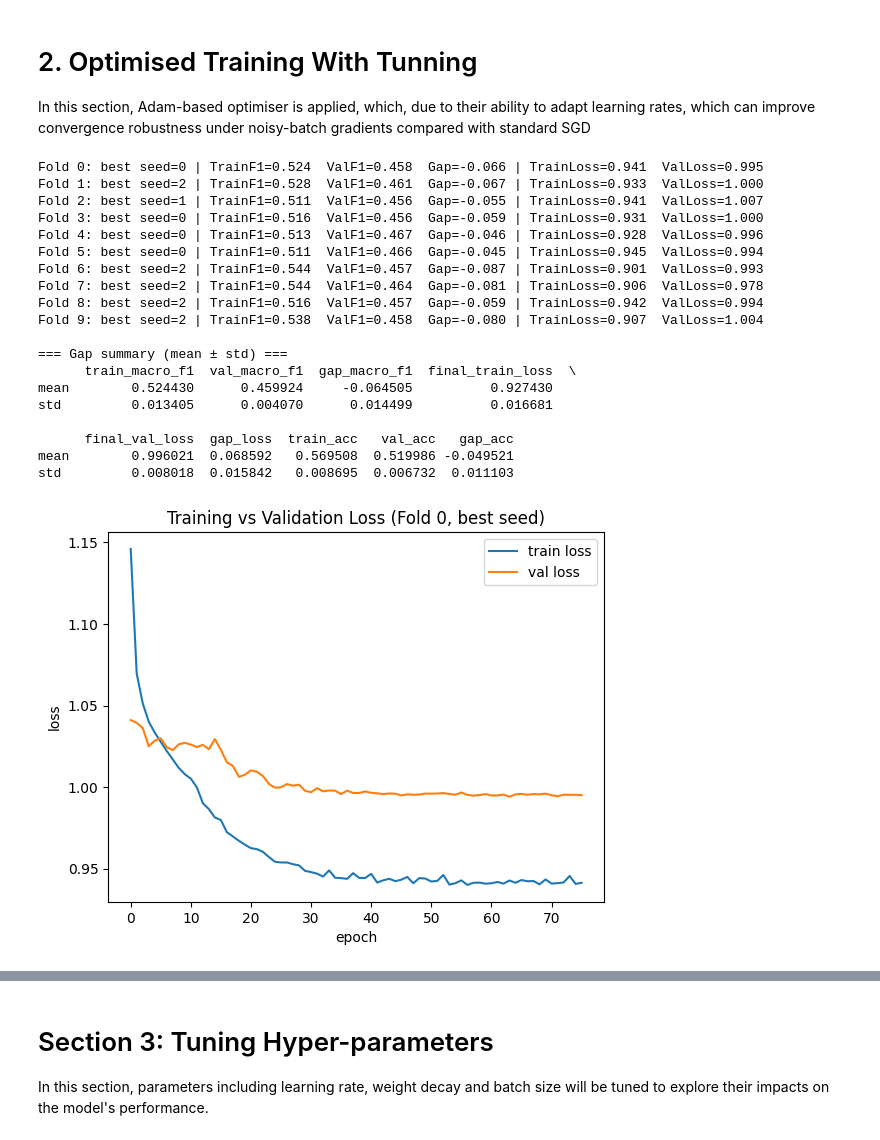
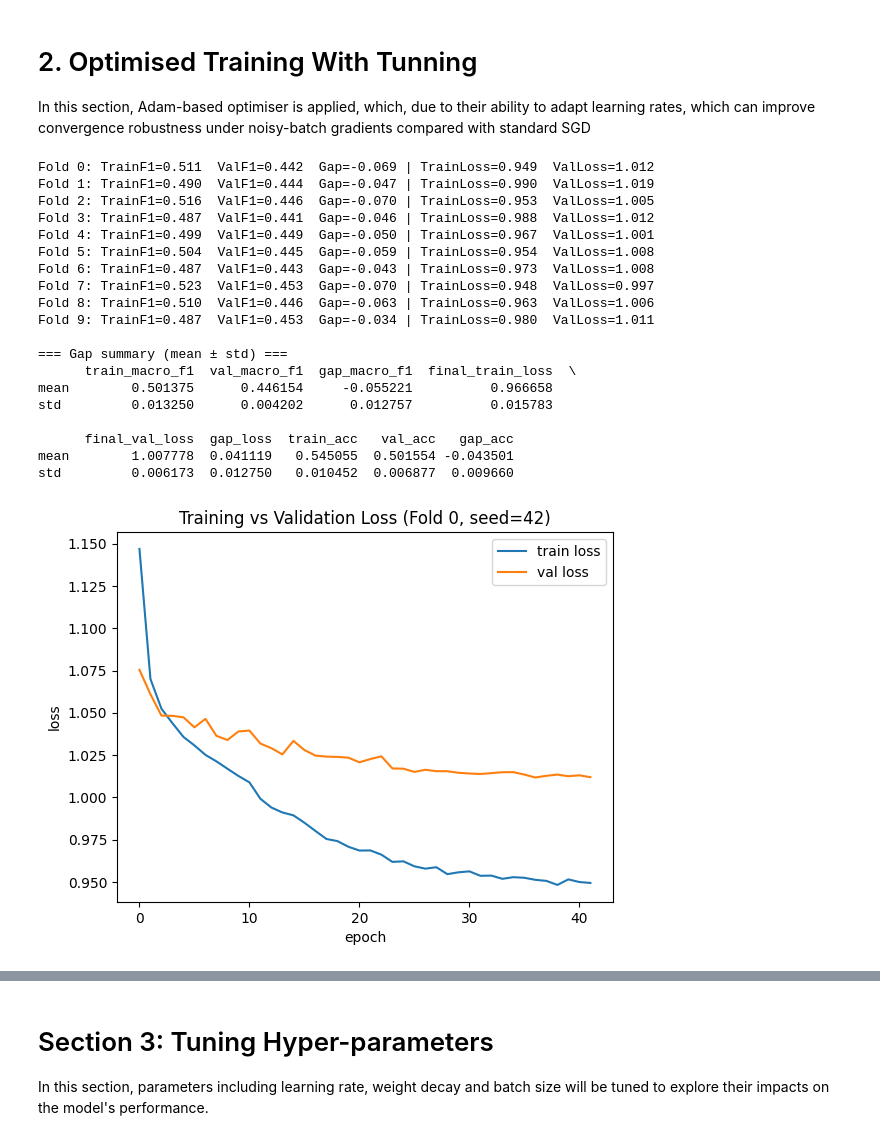
Before and after one commit to levon-d/BENG0095_Coursework, a Jupyter notebook: notebooks/NNs_model_libraries.ipynb, the cells around one changed output, grey strips where cells are left out. Saved outputs shown, nothing was run; the diff lists cells and outputs as text; code cells hidden in the pictures.

```diff
--- a/notebooks/NNs_model_libraries.ipynb
+++ b/notebooks/NNs_model_libraries.ipynb
@@ -527,14 +451,14 @@ def init_params (layer_sizes, seed=0,he_for_relu=True):
 ### Mini-Batch Generator (SGD)
 # %%
 # generator for mini-batches Stochastic Gradient Descent (SGD), optionally shuffles the data at each epoch.
-def iterate_minibatches (X, Y, batch_size=256, shuffle = True, seed=0):
+def iterate_minibatches (X, Y, batch_size=256, shuffle = True, seed=0, epoch=0):
     # X: input data, shape (num_samples, n_features)
     # Y: true labels in one-hot encoding, shape (num_samples, num_classes)
     num_samples = X.shape[0]
     indices = np.arange(num_samples) # shuffle indices instead of data to avoid modifying the original data.
     # randomly permute the order of samples to ensure each epoch sees data in different order.
     if shuffle:
-        rng = np.random.default_rng(seed)
+        rng = np.random.default_rng(seed + epoch)
         rng.shuffle(indices)
     # mini-batch loop
     for start_idx in range(0, num_samples, batch_size):
@@ -1060,8 +1039,8 @@ print_per_class_summary(per_class_summary_tuned, title="Per-class mean ± std ov
 ### Architecture-Level Tuning
 # %%
 # define the architecture configurations to be tested
-d_in = X_norm.shape[1]
-n_classes = y_onehot.shape[1]  # or Y_onehot.shape[1]
+d_in = X.shape[1]  # Use raw X
+n_classes = y_onehot.shape[1]
 
 ARCH_CONFIGS = [
     # Baseline (your current)
@@ -1247,6 +1311,14 @@ print_per_class_summary(per_class_summary, title=f"Per-class mean ± std over fo
 # 2. Optimised Training With Tunning
 
 In this section, Adam-based optimiser is applied, which, due to their ability to adapt learning rates, which can improve convergence robustness under noisy-batch gradients compared with standard SGD
+# %%
+def compute_class_weights_from_onehot(Y_onehot):
+    """Compute class weights from one-hot encoded labels"""
+    y = np.argmax(Y_onehot, axis=1)
+    C = Y_onehot.shape[1]
+    counts = np.bincount(y, minlength=C).astype(np.float32)
+    w = counts.sum() / (C * counts + 1e-15)
+    return w.astype(np.float32)
 # %%
 import numpy as np
 import pandas as pd
@@ -1454,36 +1525,56 @@ def run_kfold_cv_keras(X_norm, y_onehot, folds, config, seeds=(0,1,2), verbose=0
 # %%
-df_gap, histories = run_kfold_cv_keras(X_norm, y_onehot, folds, config, seeds=(0,1,2), verbose=0)
+config = {
+    "hidden_units": (128, 64),
+    "activation": "relu",      # or "leaky_relu"
+    "dropout": 0.2,
+    "batchnorm": True,
+    "l2": 1e-4,
+
+    "optimizer": "adamw",
+    "lr": 1e-3,
+    "weight_decay": 1e-4,
+
+    "batch_size": 256,
+    "max_epochs": 150,
+    "patience": 12,
+    "init": "he_normal"
+}
+
+# NOW run the cross-validation
+df_gap, fold_models, fold_histories, fold_normalizations = run_kfold_cv_keras(
+    X, y_onehot, folds, config, verbose=0
+)
 # %% [output]
-Fold 0: best seed=0 | TrainF1=0.524  ValF1=0.458  Gap=-0.066 | TrainLoss=0.941  ValLoss=0.995
-Fold 1: best seed=2 | TrainF1=0.528  ValF1=0.461  Gap=-0.067 | TrainLoss=0.933  ValLoss=1.000
-Fold 2: best seed=1 | TrainF1=0.511  ValF1=0.456  Gap=-0.055 | TrainLoss=0.941  ValLoss=1.007
-Fold 3: best seed=0 | TrainF1=0.516  ValF1=0.456  Gap=-0.059 | TrainLoss=0.931  ValLoss=1.000
-Fold 4: best seed=0 | TrainF1=0.513  ValF1=0.467  Gap=-0.046 | TrainLoss=0.928  ValLoss=0.996
-Fold 5: best seed=0 | TrainF1=0.511  ValF1=0.466  Gap=-0.045 | TrainLoss=0.945  ValLoss=0.994
-Fold 6: best seed=2 | TrainF1=0.544  ValF1=0.457  Gap=-0.087 | TrainLoss=0.901  ValLoss=0.993
-Fold 7: best seed=2 | TrainF1=0.544  ValF1=0.464  Gap=-0.081 | TrainLoss=0.906  ValLoss=0.978
-Fold 8: best seed=2 | TrainF1=0.516  ValF1=0.457  Gap=-0.059 | TrainLoss=0.942  ValLoss=0.994
-Fold 9: best seed=2 | TrainF1=0.538  ValF1=0.458  Gap=-0.080 | TrainLoss=0.907  ValLoss=1.004
+Fold 0: TrainF1=0.511  ValF1=0.442  Gap=-0.069 | TrainLoss=0.949  ValLoss=1.012
+Fold 1: TrainF1=0.490  ValF1=0.444  Gap=-0.047 | TrainLoss=0.990  ValLoss=1.019
+Fold 2: TrainF1=0.516  ValF1=0.446  Gap=-0.070 | TrainLoss=0.953  ValLoss=1.005
+Fold 3: TrainF1=0.487  ValF1=0.441  Gap=-0.046 | TrainLoss=0.988  ValLoss=1.012
+Fold 4: TrainF1=0.499  ValF1=0.449  Gap=-0.050 | TrainLoss=0.967  ValLoss=1.001
+Fold 5: TrainF1=0.504  ValF1=0.445  Gap=-0.059 | TrainLoss=0.954  ValLoss=1.008
+Fold 6: TrainF1=0.487  ValF1=0.443  Gap=-0.043 | TrainLoss=0.973  ValLoss=1.008
+Fold 7: TrainF1=0.523  ValF1=0.453  Gap=-0.070 | TrainLoss=0.948  ValLoss=0.997
+Fold 8: TrainF1=0.510  ValF1=0.446  Gap=-0.063 | TrainLoss=0.963  ValLoss=1.006
+Fold 9: TrainF1=0.487  ValF1=0.453  Gap=-0.034 | TrainLoss=0.980  ValLoss=1.011
 
 === Gap summary (mean ± std) ===
       train_macro_f1  val_macro_f1  gap_macro_f1  final_train_loss  \
-mean        0.524430      0.459924     -0.064505          0.927430
-std         0.013405      0.004070      0.014499          0.016681
+mean        0.501375      0.446154     -0.055221          0.966658
+std         0.013250      0.004202      0.012757          0.015783
 
       final_val_loss  gap_loss  train_acc   val_acc   gap_acc
-mean        0.996021  0.068592   0.569508  0.519986 -0.049521
-std         0.008018  0.015842   0.008695  0.006732  0.011103
+mean        1.007778  0.041119   0.545055  0.501554 -0.043501
+std         0.006173  0.012750   0.010452  0.006877  0.009660
 # %%
 import matplotlib.pyplot as plt
 
-hist0 = histories[0].history  # History object
+hist0 = fold_histories[0].history  # Fixed variable name
 plt.figure()
 plt.plot(hist0["loss"], label="train loss")
 plt.plot(hist0["val_loss"], label="val loss")
 plt.xlabel("epoch")
 plt.ylabel("loss")
 plt.legend()
-plt.title("Training vs Validation Loss (Fold 0, best seed)")
+plt.title("Training vs Validation Loss (Fold 0, seed=42)")  # Fixed title
 plt.show()
 # %% [output]
-[figure, old version]
+[figure, new version]
```
Also changed, not shown: parts of 31 cells of this notebook, 8 other files.
